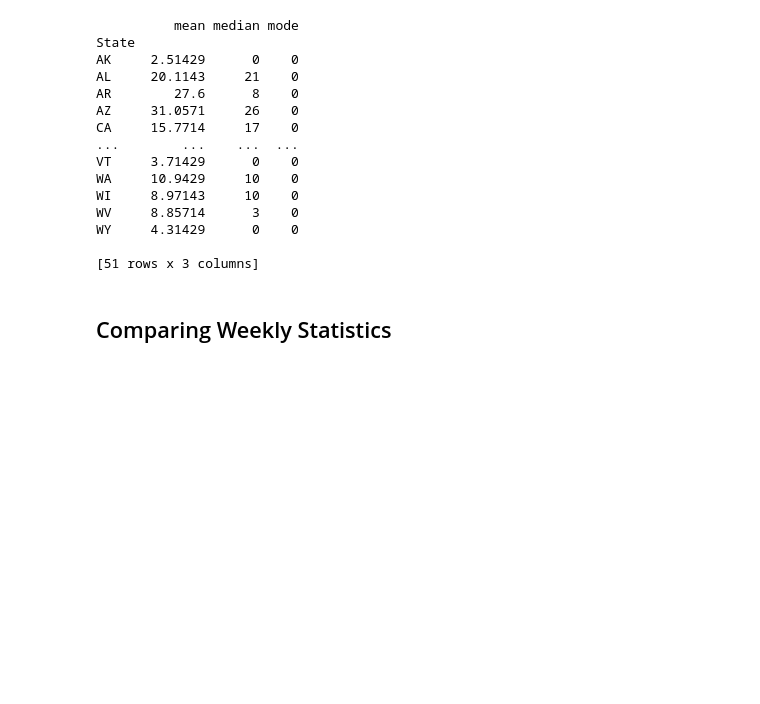
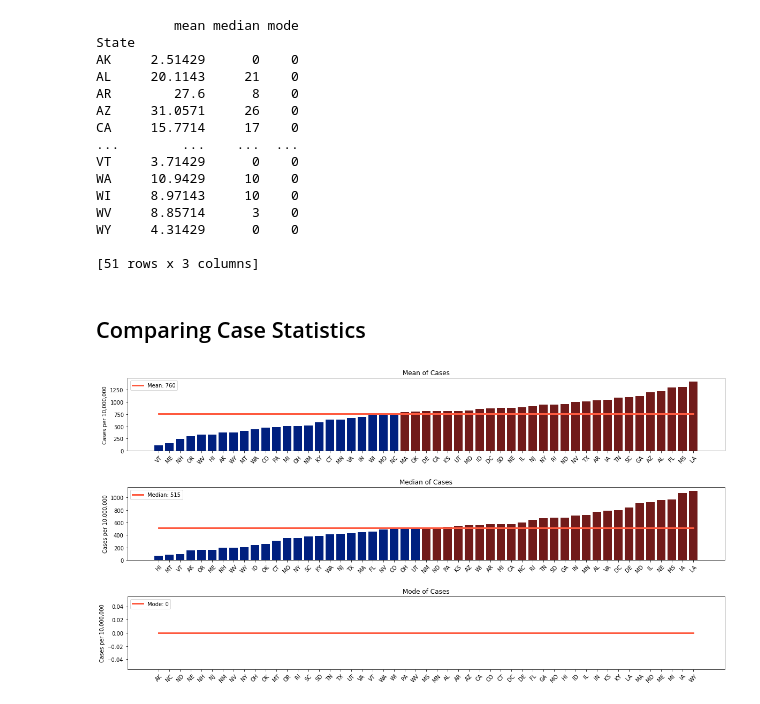
Before and after one commit to UNCG-CSE/COVID-Team-1, a Jupyter notebook: src/stage_2_group.ipynb, the cells around one changed output. Cells and saved outputs as stored; diff of their text form; code cells hidden in the pictures; blank space fills up the shorter version.

Commit message:
csv files are unchanged. Normalized data is unchanged. Stage 2 has been updated with further analysis on mean/median/mode comparison.

```diff
--- a/src/stage_2_group.ipynb
+++ b/src/stage_2_group.ipynb
@@ -48,11 +51,11 @@ for state in df_daily_cases.index:
 df_weekly_statistics = pd.DataFrame(index = [state_index, week_index],\
                                    columns = ["mean_cases", "mean_deaths", "start_day"])
 # Creating our daily statistics dataframe for cases.
-df_statistics_cases = pd.DataFrame(index = [df_daily_cases.index],\
+df_statistics_cases = pd.DataFrame(index = df_daily_cases.index,\
                                    columns = ["mean", "median", "mode"])
 # Creating our daily statistics dataframe for deaths.
 df_daily_deaths = cd.get_covid_daily_deaths_normalized()
-df_statistics_deaths = pd.DataFrame(index = [df_daily_cases.index],\
+df_statistics_deaths = pd.DataFrame(index = df_daily_cases.index,\
                                    columns = ["mean", "median", "mode"])
 # Calculating weekly mean for cases and deaths.
 # Week count starts at 0, it is now used for index positioning.
@@ -118,4 +121,41 @@ WY     4.31429      0    0
 
 [51 rows x 3 columns]
 # %% [markdown]
-## Comparing Weekly Statistics
+## Comparing Case Statistics
+# %%
+x = df_statistics_cases.index.tolist()
+# Sorting columns by ascending order for each statistical measurement.
+y_mean = df_statistics_cases.sort_values(by = "mean", ascending = True)["mean"]
+y_median = df_statistics_cases.sort_values(by = "median", ascending = True)["median"]
+y_mode = df_statistics_cases.sort_values(by = "mode", ascending = True)["mode"]
+# Creating 3 subplots with padding of .5.
+figure, axis = plt.subplots(3, gridspec_kw={'hspace': .5}, figsize = (20,10))
+# Creating our subplots.
+for axis_num, y_data, title in zip(range(0,3,1), (y_mean, y_median, y_mode), ("Mean", "Median", "Mode")):
+    # Calculate the statistical measurement for all states.
+    stat_data = eval("df_statistics_cases['" + title.lower() + "']." + title.lower() + "()")
+    # Necessary due to mode returning an array.
+    # Creates bar graph with color based on above/below statistical measurement.
+    try:
+        bars = axis[axis_num].bar(y_data.index.tolist(), y_data, color = \
+                                  ["#711B1A" if data >= stat_data else "#00207F" for data in y_data])
+    except:
+        # Must use [0] here on stat_data to retrieve mode.
+        bars = axis[axis_num].bar(y_data.index.tolist(), y_data, color = \
+                                  ["#711B1A" if data >= stat_data[0] else "#00207F" for data in y_data])
+    # Beautifying graph.
+    axis[axis_num].title.set_text(title + " of Cases")
+    axis[axis_num].set_ylabel("Cases per 10,000,000")
+    axis[axis_num].tick_params(axis = "x", rotation = 45)
+    # Necessary due to mode returning an array.
+    # Creates plot of our statistical measurement.
+    try:
+        axis[axis_num].plot(x, np.full((51), fill_value = stat_data),\
+                            linewidth = 3, color = "#FE5A3F", label = (title + ": {:.0f}".format(stat_data)))
+    except:
+        axis[axis_num].plot(x, np.full((51), fill_value = stat_data),\
+                        linewidth = 3, color = "#FE5A3F", label = (title + ": {:.0f}".format(stat_data[0])))
+    axis[axis_num].legend(loc = "upper left")
+plt.show()
+# %% [output]
+[figure, added]
```
Also changed, not shown: parts of 8 cells of this notebook, 3 other files.
